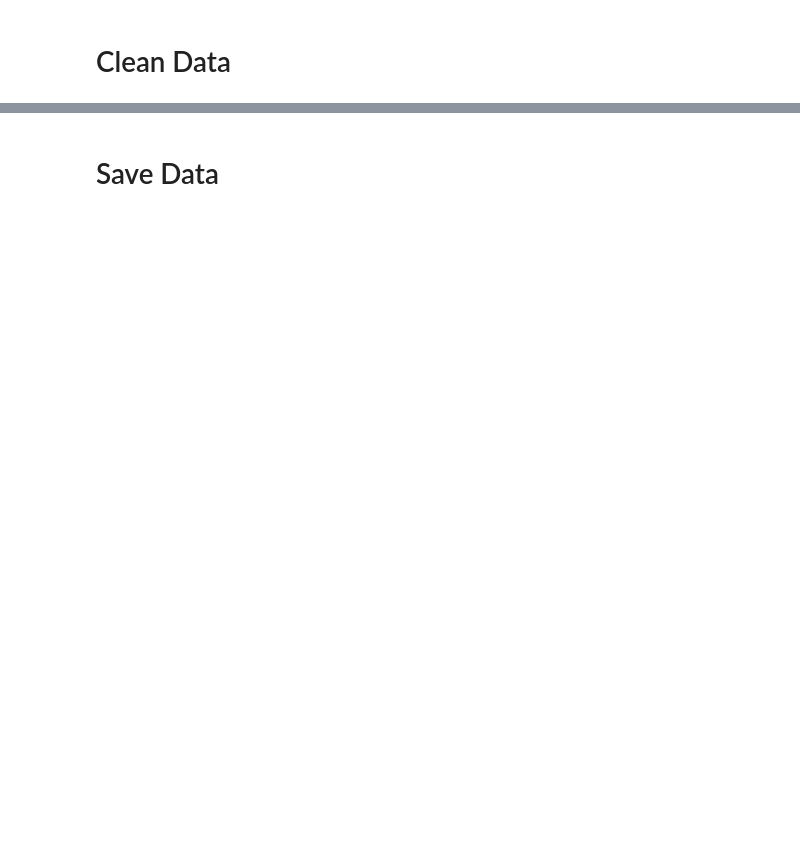
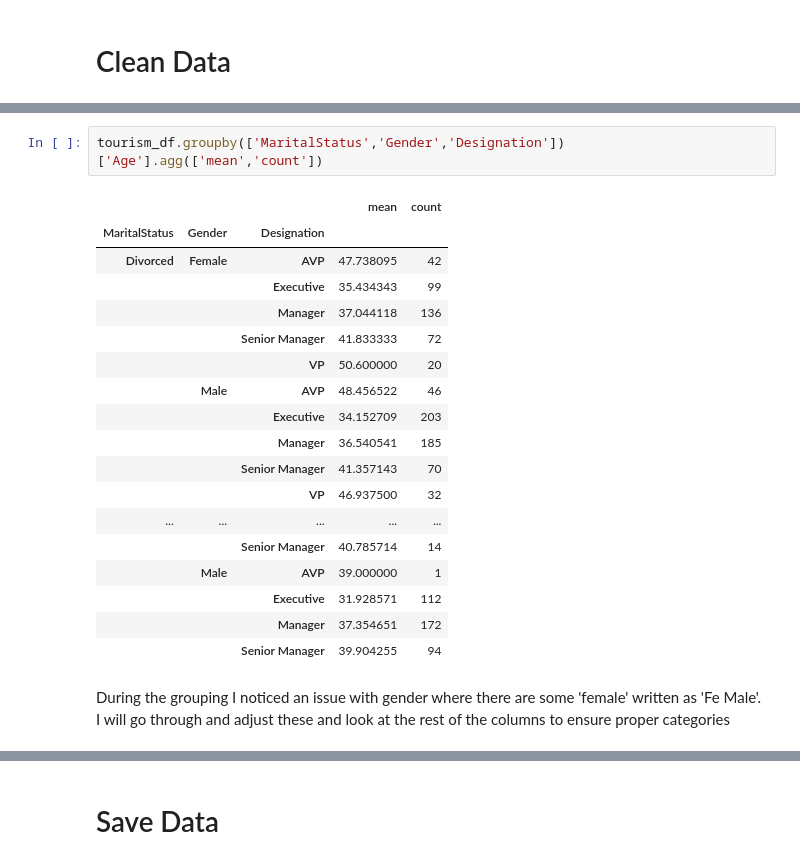
Before and after one commit to chabazite/Tourism_recommendations, a Jupyter notebook: notebooks/1.0_ASI_Data_Cleaning.ipynb, the cells around one changed output, grey strips where cells are left out. Cells and saved outputs as stored; diff of their text form; blank space fills up the shorter version.

```diff
--- a/notebooks/1.0_ASI_Data_Cleaning.ipynb
+++ b/notebooks/1.0_ASI_Data_Cleaning.ipynb
@@ -120,0 +178,23 @@ From the visualizations above, we may be able to imput monthly income and/or age
+# %%
+tourism_df.groupby(['MaritalStatus','Gender','Designation'])['Age'].agg(['mean','count'])
+# %% [output]
+|  |  |  | mean | count |
+| MaritalStatus | Gender | Designation |  |  |
+| Divorced | Female | AVP | 47.738095 | 42 |
+|  |  | Executive | 35.434343 | 99 |
+|  |  | Manager | 37.044118 | 136 |
+|  |  | Senior Manager | 41.833333 | 72 |
+|  |  | VP | 50.600000 | 20 |
+|  | Male | AVP | 48.456522 | 46 |
+|  |  | Executive | 34.152709 | 203 |
+|  |  | Manager | 36.540541 | 185 |
+|  |  | Senior Manager | 41.357143 | 70 |
+|  |  | VP | 46.937500 | 32 |
+| ... | ... | ... | ... | ... |
+|  |  | Senior Manager | 40.785714 | 14 |
+|  | Male | AVP | 39.000000 | 1 |
+|  |  | Executive | 31.928571 | 112 |
+|  |  | Manager | 37.354651 | 172 |
+|  |  | Senior Manager | 39.904255 | 94 |
+# %% [markdown]
+During the grouping I noticed an issue with gender where there are some 'female' written as 'Fe Male'. I will go through and adjust these and look at the rest of the columns to ensure proper categories
```
Also changed, not shown: parts of 27 cells of this notebook, 1 other file.
